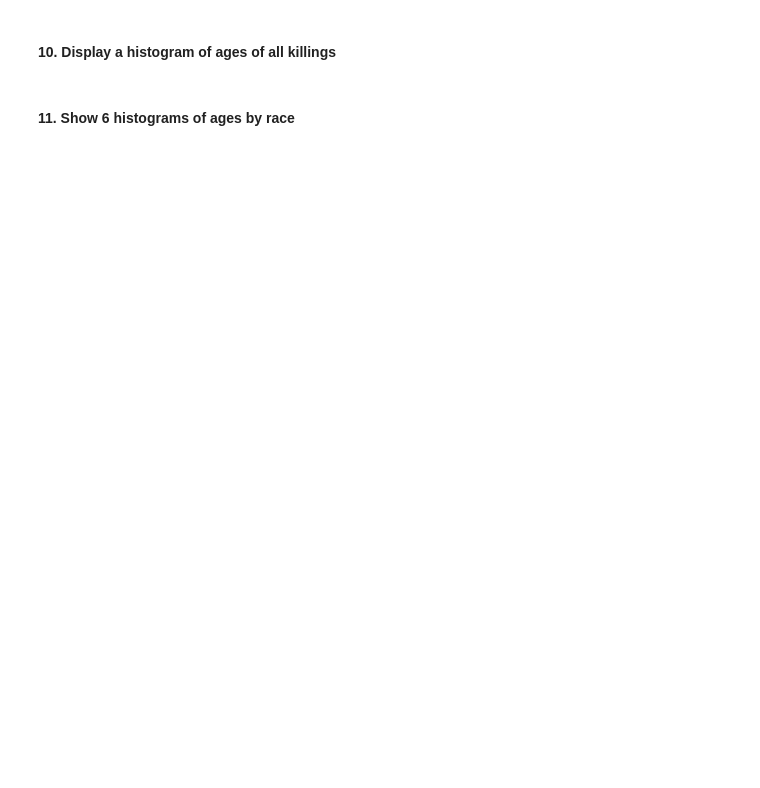
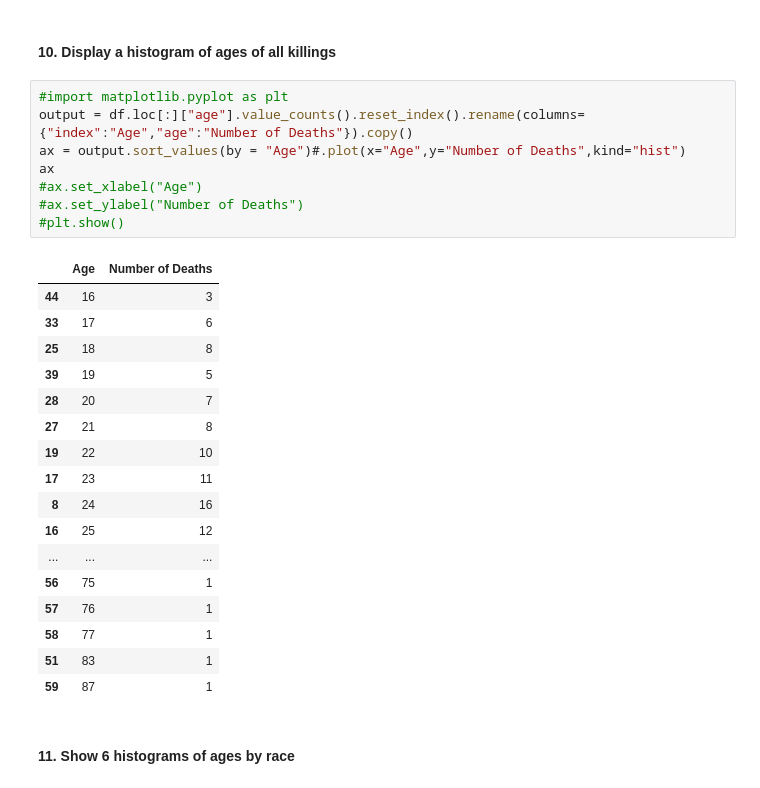
Before and after one commit to krdwan/Data-Science-Repository, a Jupyter notebook: hw_2/Homework 2 - part 2 police shootings.ipynb, the cells around one changed output. Cells and saved outputs as stored; diff of their text form; blank space fills up the shorter version.

```diff
--- a/hw_2/Homework 2 - part 2 police shootings.ipynb
+++ b/hw_2/Homework 2 - part 2 police shootings.ipynb
@@ -120,4 +141,30 @@ unarmed
 # %% [markdown]
 #### 10. Display a histogram of ages of all killings
+# %%
+#import matplotlib.pyplot as plt
+output = df.loc[:]["age"].value_counts().reset_index().rename(columns={"index":"Age","age":"Number of Deaths"}).copy()
+ax = output.sort_values(by = "Age")#.plot(x="Age",y="Number of Deaths",kind="hist")
+ax
+#ax.set_xlabel("Age")
+#ax.set_ylabel("Number of Deaths")
+#plt.show()
+# %% [output]
+|  | Age | Number of Deaths |
+| 44 | 16 | 3 |
+| 33 | 17 | 6 |
+| 25 | 18 | 8 |
+| 39 | 19 | 5 |
+| 28 | 20 | 7 |
+| 27 | 21 | 8 |
+| 19 | 22 | 10 |
+| 17 | 23 | 11 |
+| 8 | 24 | 16 |
+| 16 | 25 | 12 |
+| ... | ... | ... |
+| 56 | 75 | 1 |
+| 57 | 76 | 1 |
+| 58 | 77 | 1 |
+| 51 | 83 | 1 |
+| 59 | 87 | 1 |
 # %% [markdown]
 #### 11. Show 6 histograms of ages by race
```
Also changed, not shown: parts of 6 cells of this notebook.
